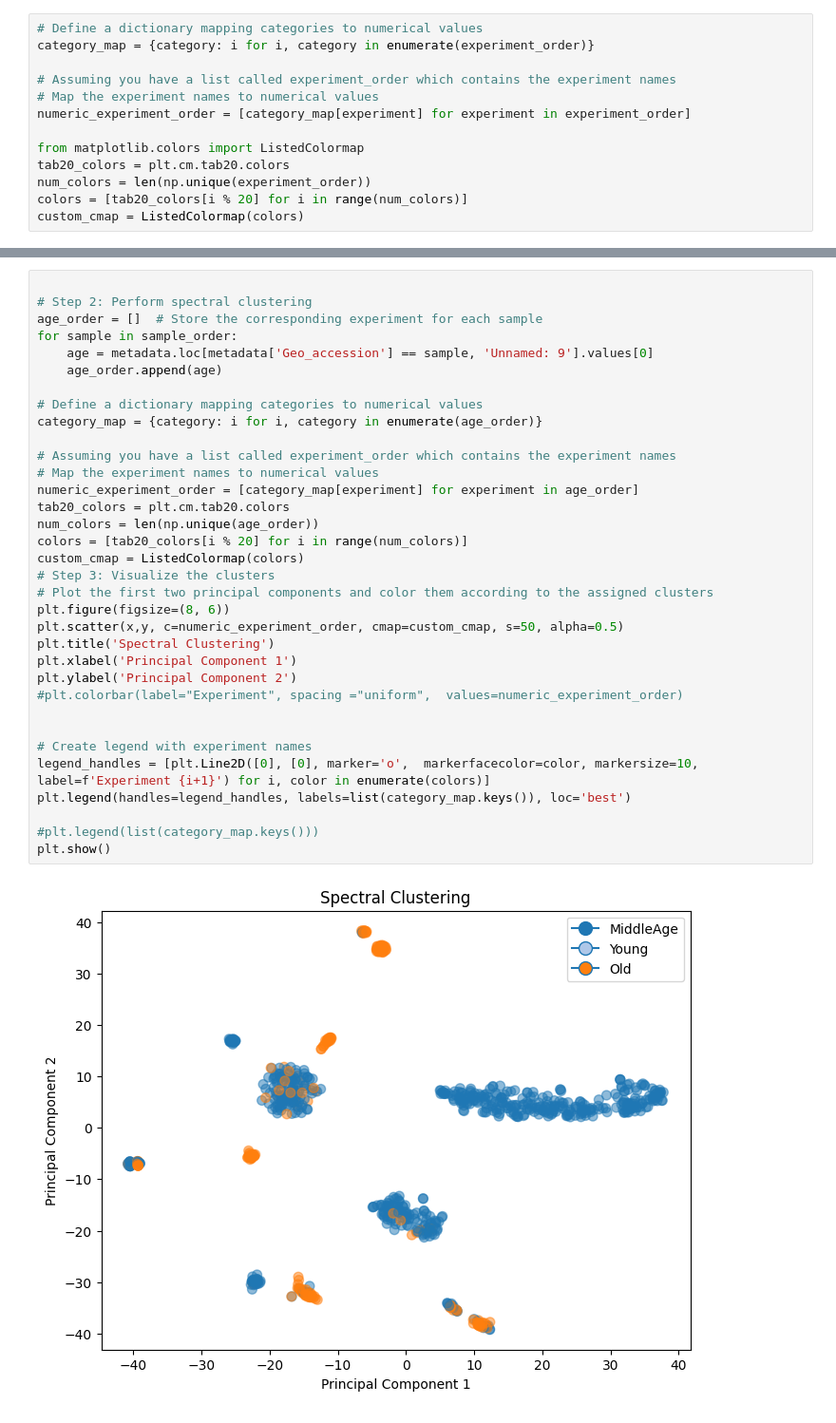
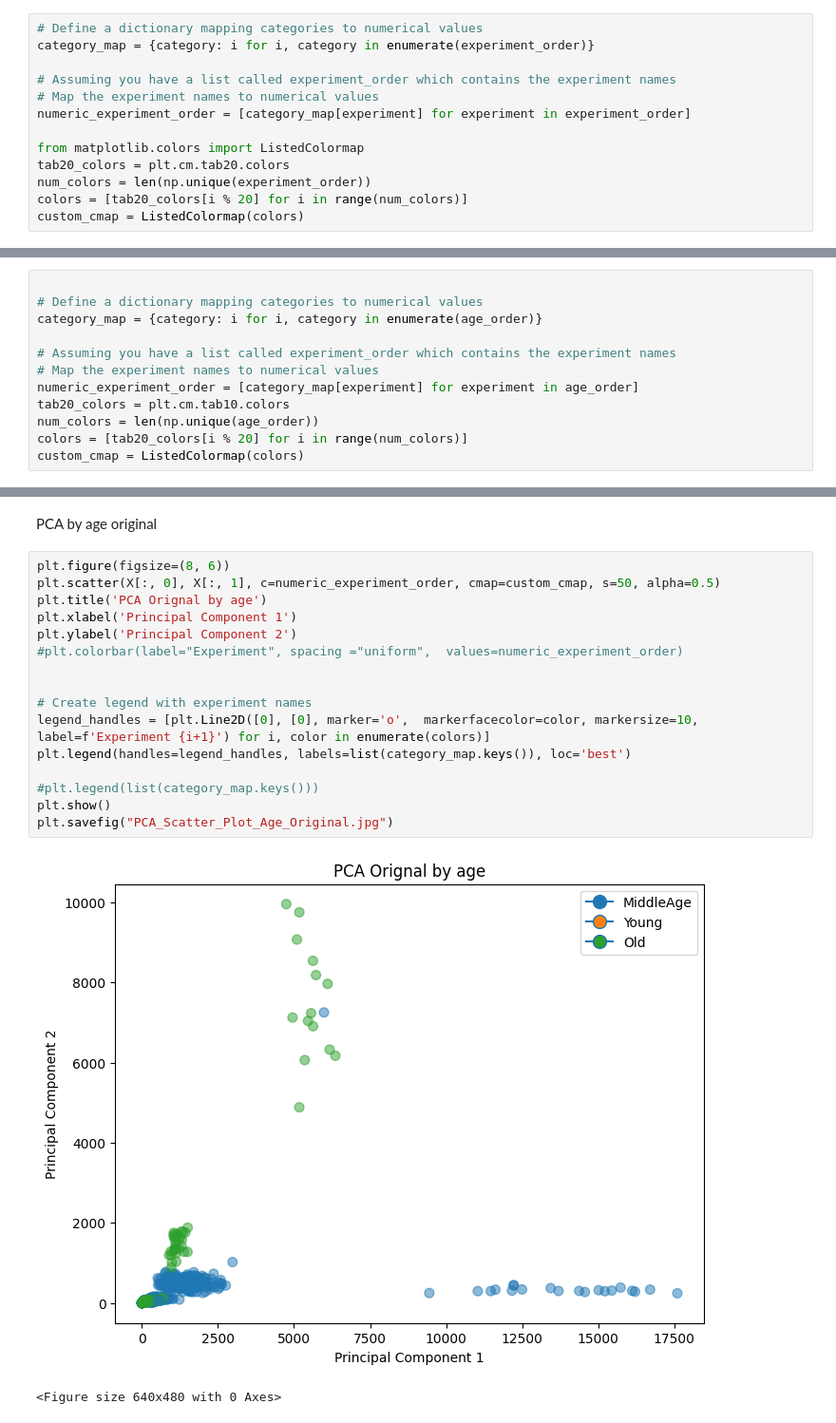
Before and after one commit to GuerreroVazquez/Test_DEG_methods-single_cell, a Jupyter notebook: batch_correction/reComBat-main/reComBat/Batch_correction_python.ipynb, the cells around one changed output, grey strips where cells are left out. Shown at 95% size. Cells and saved outputs as stored; diff of their text form.

```diff
--- a/batch_correction/reComBat-main/reComBat/Batch_correction_python.ipynb
+++ b/batch_correction/reComBat-main/reComBat/Batch_correction_python.ipynb
@@ -206,0 +265,12 @@ y=tSNE_result[:,1]
+# %%
+
+# Define a dictionary mapping categories to numerical values
+category_map = {category: i for i, category in enumerate(age_order)}
+
+# Assuming you have a list called experiment_order which contains the experiment names
+# Map the experiment names to numerical values
+numeric_experiment_order = [category_map[experiment] for experiment in age_order]
+tab20_colors = plt.cm.tab10.colors
+num_colors = len(np.unique(age_order))
+colors = [tab20_colors[i % 20] for i in range(num_colors)]
+custom_cmap = ListedColormap(colors)
@@ -230,37 +302,22 @@ Age before
+# %% [markdown]
+PCA by age original
 # %%
-
-# Step 2: Perform spectral clustering
-age_order = []  # Store the corresponding experiment for each sample
-for sample in sample_order:
-    age = metadata.loc[metadata['Geo_accession'] == sample, 'Unnamed: 9'].values[0]
-    age_order.append(age)
-
-# Define a dictionary mapping categories to numerical values
-category_map = {category: i for i, category in enumerate(age_order)}
-
-# Assuming you have a list called experiment_order which contains the experiment names
-# Map the experiment names to numerical values
-numeric_experiment_order = [category_map[experiment] for experiment in age_order]
-tab20_colors = plt.cm.tab20.colors
-num_colors = len(np.unique(age_order))
-colors = [tab20_colors[i % 20] for i in range(num_colors)]
-custom_cmap = ListedColormap(colors)
-# Step 3: Visualize the clusters
-# Plot the first two principal components and color them according to the assigned clusters
 plt.figure(figsize=(8, 6))
-plt.scatter(x,y, c=numeric_experiment_order, cmap=custom_cmap, s=50, alpha=0.5)
-plt.title('Spectral Clustering')
+plt.scatter(X[:, 0], X[:, 1], c=numeric_experiment_order, cmap=custom_cmap, s=50, alpha=0.5)
+plt.title('PCA Orignal by age')
 plt.xlabel('Principal Component 1')
 plt.ylabel('Principal Component 2')
 #plt.colorbar(label="Experiment", spacing ="uniform",  values=numeric_experiment_order)
 
 
 # Create legend with experiment names
 legend_handles = [plt.Line2D([0], [0], marker='o',  markerfacecolor=color, markersize=10, label=f'Experiment {i+1}') for i, color in enumerate(colors)]
 plt.legend(handles=legend_handles, labels=list(category_map.keys()), loc='best')
 
 #plt.legend(list(category_map.keys()))
 plt.show()
+plt.savefig("PCA_Scatter_Plot_Age_Original.jpg")
 # %% [output]
-[figure, old version]
+[figure, new version]
+<Figure size 640x480 with 0 Axes>
 # %% [markdown]
```
Also changed, not shown: parts of 38 cells of this notebook, 8 other files.
